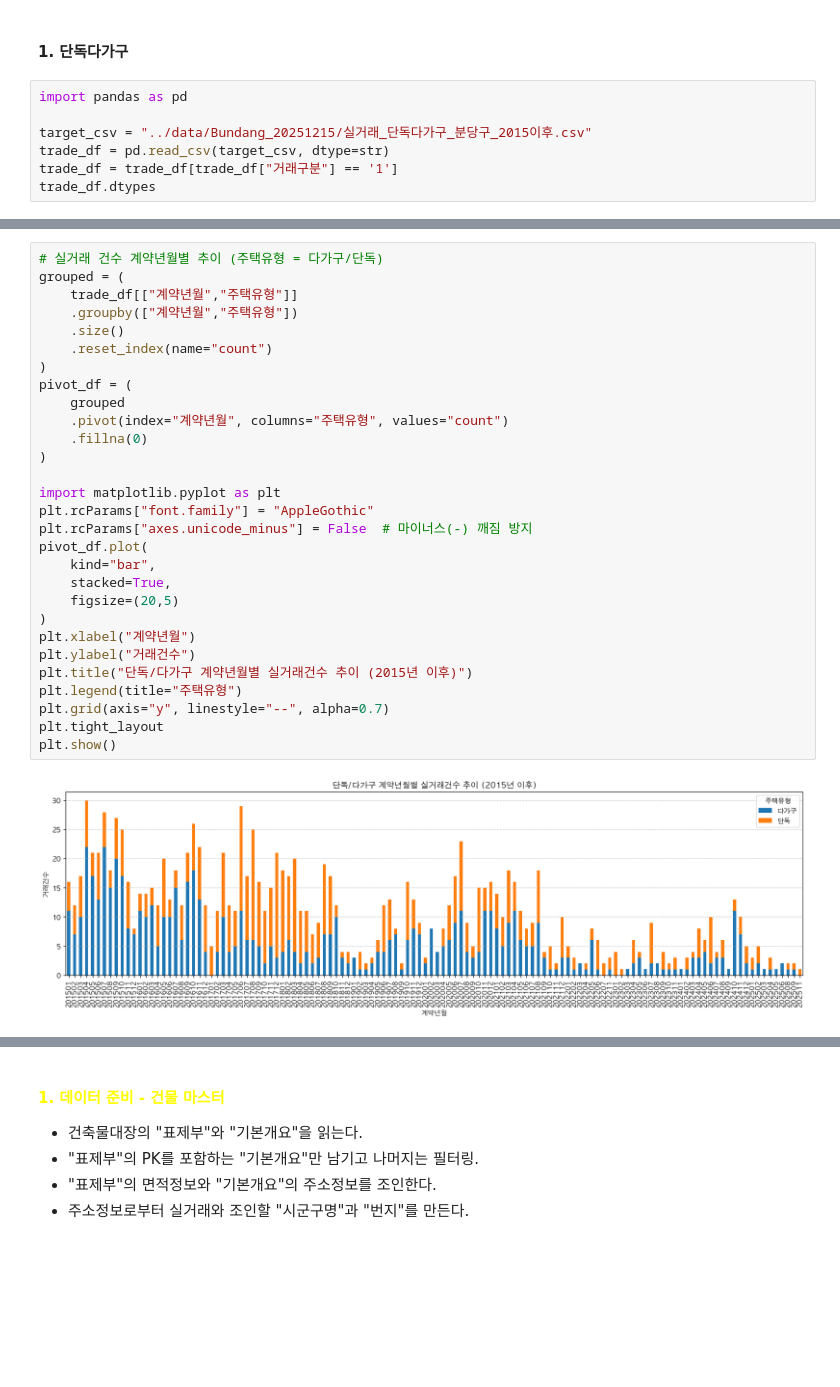
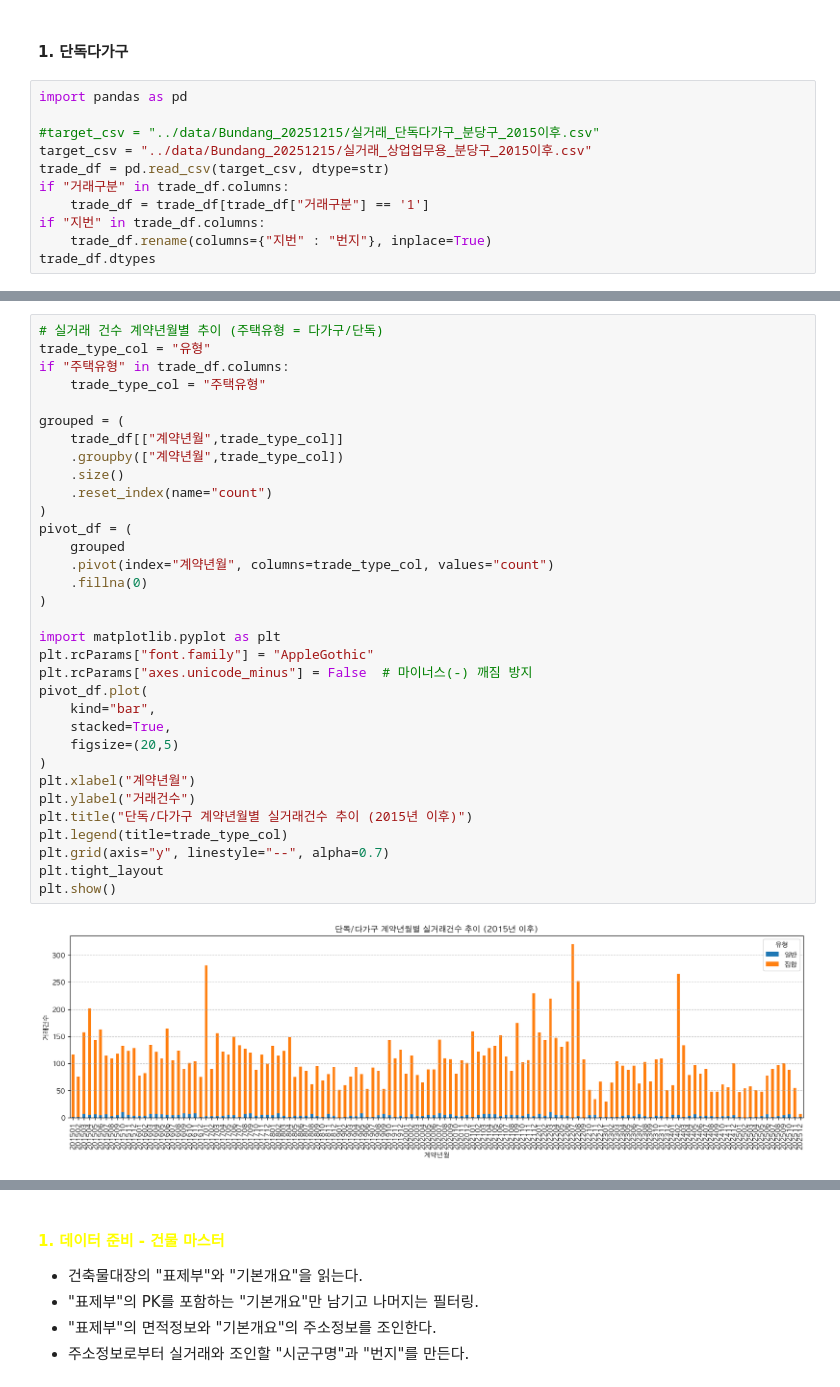
Before and after one commit to sbcho21/landata, a Jupyter notebook: notebooks/bundang.ipynb, the cells around one changed output, grey strips where cells are left out. Drawn from its saved outputs; the diff is of its cells as text; blank space fills up the shorter version.

```diff
--- a/notebooks/bundang.ipynb
+++ b/notebooks/bundang.ipynb
@@ -3,9 +3,13 @@
 # %%
 import pandas as pd
 
-target_csv = "../data/Bundang_20251215/실거래_단독다가구_분당구_2015이후.csv"
+#target_csv = "../data/Bundang_20251215/실거래_단독다가구_분당구_2015이후.csv"
+target_csv = "../data/Bundang_20251215/실거래_상업업무용_분당구_2015이후.csv"
 trade_df = pd.read_csv(target_csv, dtype=str)
-trade_df = trade_df[trade_df["거래구분"] == '1']
+if "거래구분" in trade_df.columns:
+    trade_df = trade_df[trade_df["거래구분"] == '1']
+if "지번" in trade_df.columns:
+    trade_df.rename(columns={"지번" : "번지"}, inplace=True)
 trade_df.dtypes
 # %% [output]
 계약년월       object
@@ -29,35 +31,39 @@ trade_df.dtypes
 dtype: object
 # %%
 # 실거래 건수 계약년월별 추이 (주택유형 = 다가구/단독)
+trade_type_col = "유형"
+if "주택유형" in trade_df.columns:
+    trade_type_col = "주택유형"
+
 grouped = (
-    trade_df[["계약년월","주택유형"]]
-    .groupby(["계약년월","주택유형"])
+    trade_df[["계약년월",trade_type_col]]
+    .groupby(["계약년월",trade_type_col])
     .size()
     .reset_index(name="count")
 )
 pivot_df = (
     grouped
-    .pivot(index="계약년월", columns="주택유형", values="count")
+    .pivot(index="계약년월", columns=trade_type_col, values="count")
     .fillna(0)
 )
 
 import matplotlib.pyplot as plt
 plt.rcParams["font.family"] = "AppleGothic"
 plt.rcParams["axes.unicode_minus"] = False  # 마이너스(-) 깨짐 방지
 pivot_df.plot(
     kind="bar",
     stacked=True,
     figsize=(20,5)
 )
 plt.xlabel("계약년월")
 plt.ylabel("거래건수")
 plt.title("단독/다가구 계약년월별 실거래건수 추이 (2015년 이후)")
-plt.legend(title="주택유형")
+plt.legend(title=trade_type_col)
 plt.grid(axis="y", linestyle="--", alpha=0.7)
 plt.tight_layout
 plt.show()
 # %% [output]
-[figure, old version]
+[figure, new version]
 # %%
 # 결측치 현황
 df_heat = trade_df.set_index("계약년월")
```
Also changed, not shown: parts of 6 cells of this notebook, 4 other files.
